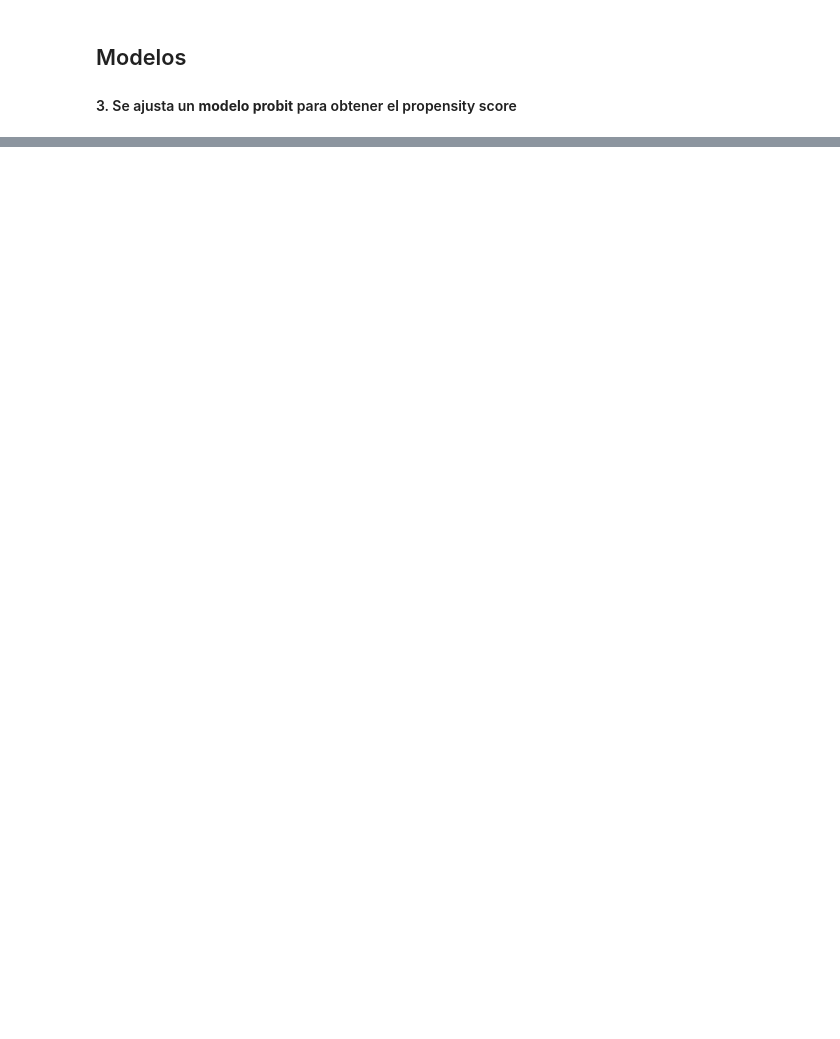
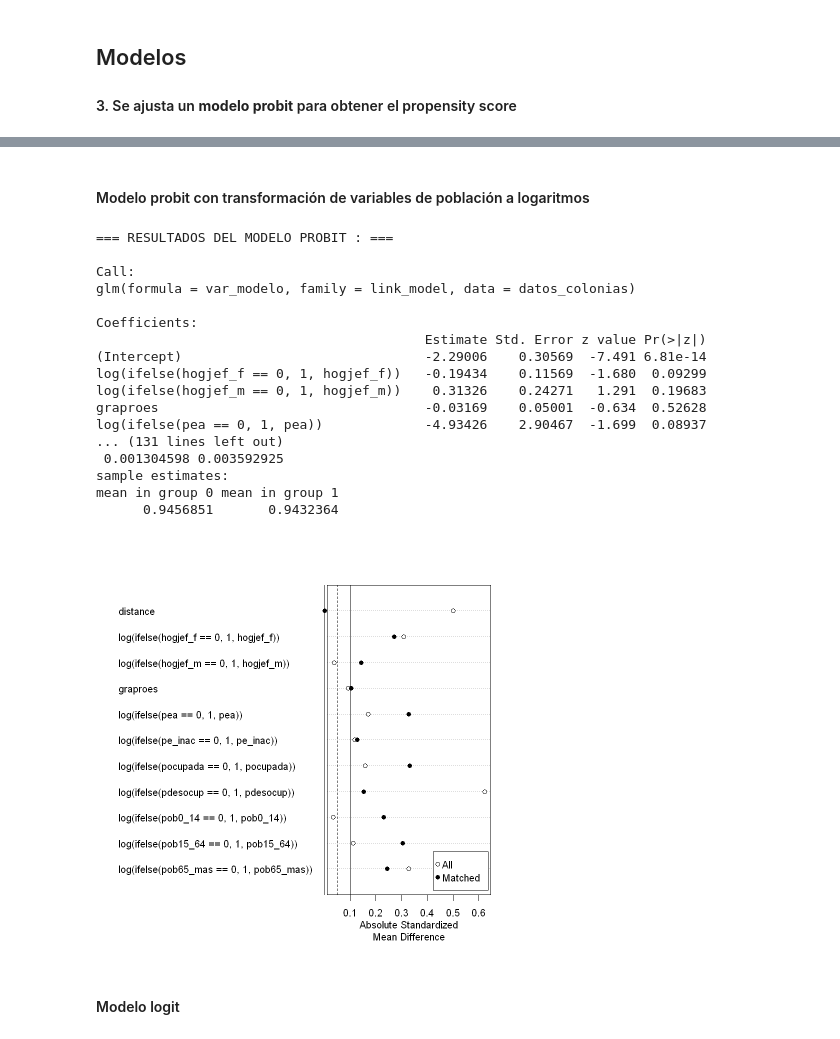
Before and after one commit to claudiodanielpc/proyecto_simi, a Jupyter notebook: scripts/propensity_score.ipynb, the cells around one changed output, grey strips where cells are left out. Drawn from its saved outputs; the diff is of its cells as text; code cells hidden in the pictures; blank space fills up the shorter version.

```diff
--- a/scripts/propensity_score.ipynb
+++ b/scripts/propensity_score.ipynb
@@ -371,0 +201,16 @@ mean in group 0 mean in group 1
+# %%
+#Modelo general
+var_modelo <- simi ~ hogjef_f + hogjef_m + graproes + pea +
+              pe_inac + pocupada + pdesocup + pob0_14 + pob15_64 + pob65_mas
+
+#Modelo con transformación de variables de población a logaritmos. Se utiliza 1 para evitar problemas con ceros
+var_modelo2 <- simi ~ log(ifelse(hogjef_f == 0, 1, hogjef_f)) +
+                       log(ifelse(hogjef_m == 0, 1, hogjef_m)) +
+                       graproes +
+                       log(ifelse(pea == 0, 1, pea)) +
+                       log(ifelse(pe_inac == 0, 1, pe_inac)) +
+                       log(ifelse(pocupada == 0, 1, pocupada)) +
+                       log(ifelse(pdesocup == 0, 1, pdesocup)) +
+                       log(ifelse(pob0_14 == 0, 1, pob0_14)) +
+                       log(ifelse(pob15_64 == 0, 1, pob15_64)) +
+                       log(ifelse(pob65_mas == 0, 1, pob65_mas))
@@ -371,0 +242,25 @@ mean in group 0 mean in group 1
+# %% [markdown]
+#### Modelo probit con transformación de variables de población a logaritmos
+# %%
+propscorematch(var_modelo = var_modelo2, link_model = binomial(link = "probit"))
+# %% [output]
+=== RESULTADOS DEL MODELO PROBIT : ===
+
+Call:
+glm(formula = var_modelo, family = link_model, data = datos_colonias)
+
+Coefficients:
+                                          Estimate Std. Error z value Pr(>|z|)
+(Intercept)                               -2.29006    0.30569  -7.491 6.81e-14
+log(ifelse(hogjef_f == 0, 1, hogjef_f))   -0.19434    0.11569  -1.680  0.09299
+log(ifelse(hogjef_m == 0, 1, hogjef_m))    0.31326    0.24271   1.291  0.19683
+graproes                                  -0.03169    0.05001  -0.634  0.52628
+log(ifelse(pea == 0, 1, pea))             -4.93426    2.90467  -1.699  0.08937
+... (131 lines left out)
+ 0.001304598 0.003592925
+sample estimates:
+mean in group 0 mean in group 1
+      0.9456851       0.9432364
+[figure, added]
+# %% [markdown]
+#### Modelo logit
```
Also changed, not shown: parts of 30 cells of this notebook.
